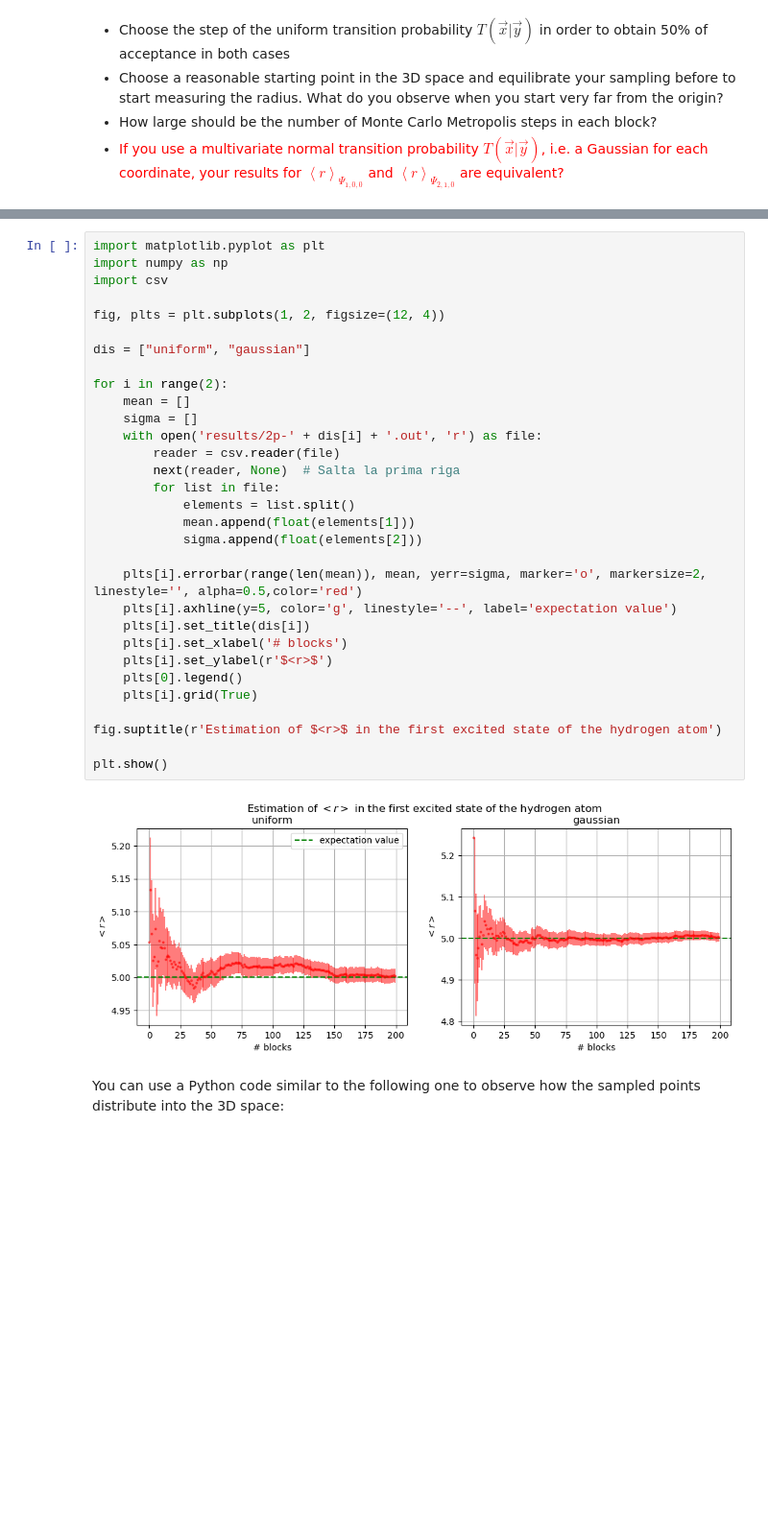
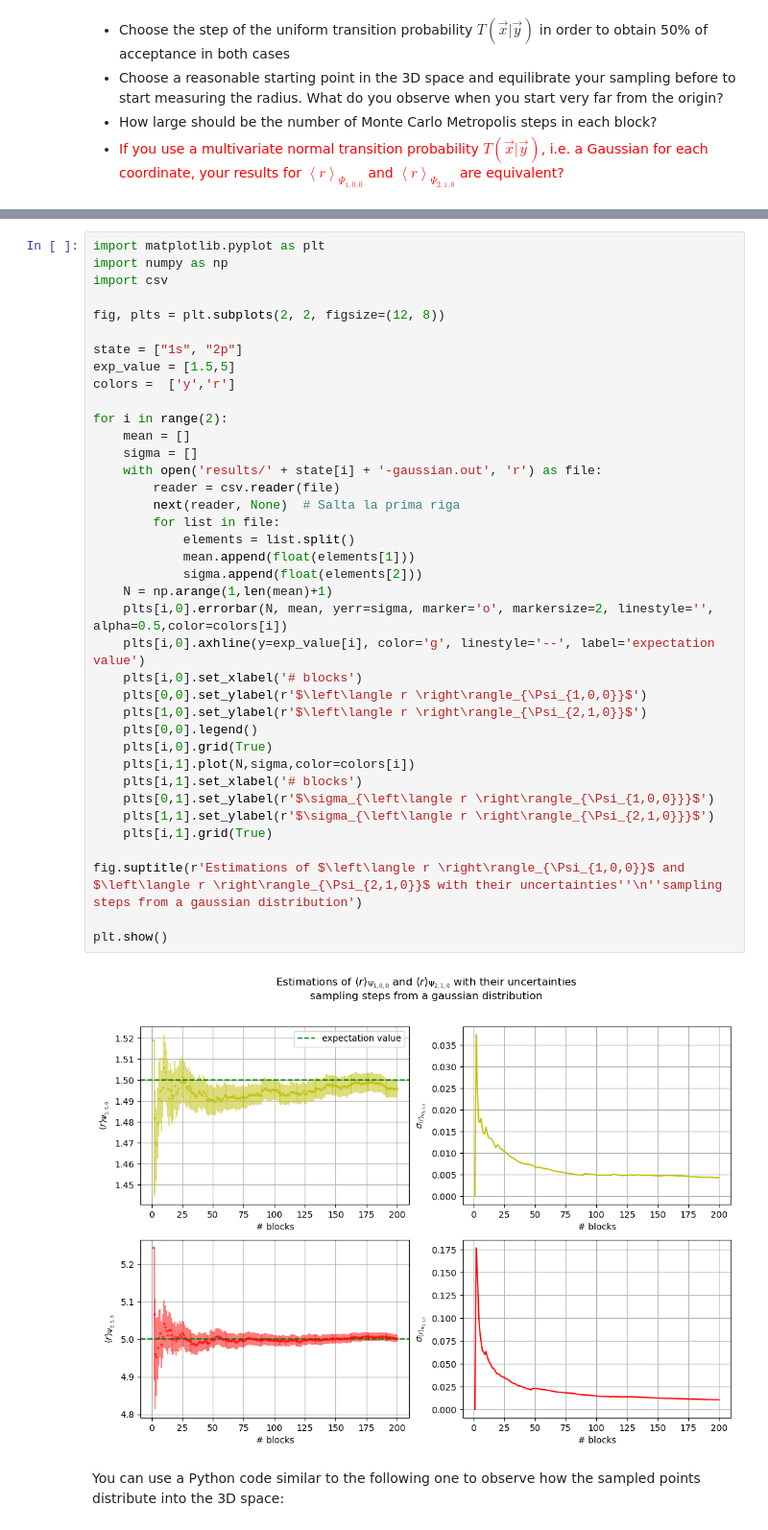
Before and after one commit to edoiannu/LSN_Exercises_Iannucci, a Jupyter notebook: Exercises_05/LSN_Exercises_05.ipynb, the cells around one changed output, grey strips where cells are left out. Shown at 96% size. Saved outputs shown, nothing was run; the diff lists cells and outputs as text; blank space fills up the shorter version.

```diff
--- a/Exercises_05/LSN_Exercises_05.ipynb
+++ b/Exercises_05/LSN_Exercises_05.ipynb
@@ -87,36 +94,43 @@ plt.show()
 # %%
 import matplotlib.pyplot as plt
 import numpy as np
 import csv
 
-fig, plts = plt.subplots(1, 2, figsize=(12, 4))
+fig, plts = plt.subplots(2, 2, figsize=(12, 8))
 
-dis = ["uniform", "gaussian"]
+state = ["1s", "2p"]
+exp_value = [1.5,5]
+colors =  ['y','r']
 
 for i in range(2):
     mean = []
     sigma = []
-    with open('results/2p-' + dis[i] + '.out', 'r') as file:
+    with open('results/' + state[i] + '-gaussian.out', 'r') as file:
         reader = csv.reader(file)
         next(reader, None)  # Salta la prima riga
         for list in file:
             elements = list.split()
             mean.append(float(elements[1]))
             sigma.append(float(elements[2]))
+    N = np.arange(1,len(mean)+1)
+    plts[i,0].errorbar(N, mean, yerr=sigma, marker='o', markersize=2, linestyle='', alpha=0.5,color=colors[i])
+    plts[i,0].axhline(y=exp_value[i], color='g', linestyle='--', label='expectation value')
+    plts[i,0].set_xlabel('# blocks')
+    plts[0,0].set_ylabel(r'$\left\langle r \right\rangle_{\Psi_{1,0,0}}$')
+    plts[1,0].set_ylabel(r'$\left\langle r \right\rangle_{\Psi_{2,1,0}}$')
+    plts[0,0].legend()
+    plts[i,0].grid(True)
+    plts[i,1].plot(N,sigma,color=colors[i])
+    plts[i,1].set_xlabel('# blocks')
+    plts[0,1].set_ylabel(r'$\sigma_{\left\langle r \right\rangle_{\Psi_{1,0,0}}}$')
+    plts[1,1].set_ylabel(r'$\sigma_{\left\langle r \right\rangle_{\Psi_{2,1,0}}}$')
+    plts[i,1].grid(True)
 
-    plts[i].errorbar(range(len(mean)), mean, yerr=sigma, marker='o', markersize=2, linestyle='', alpha=0.5,color='red')
-    plts[i].axhline(y=5, color='g', linestyle='--', label='expectation value')
-    plts[i].set_title(dis[i])
-    plts[i].set_xlabel('# blocks')
-    plts[i].set_ylabel(r'$<r>$')
-    plts[0].legend()
-    plts[i].grid(True)
-
-fig.suptitle(r'Estimation of $<r>$ in the first excited state of the hydrogen atom')
+fig.suptitle(r'Estimations of $\left\langle r \right\rangle_{\Psi_{1,0,0}}$ and $\left\langle r \right\rangle_{\Psi_{2,1,0}}$ with their uncertainties''\n''sampling steps from a gaussian distribution')
 
 plt.show()
 # %% [output]
-[figure, old version]
+[figure, new version]
 # %% [markdown]
 You can use a Python code similar to the following one to observe how the sampled points distribute into the 3D space:
 # %%
```
Also changed, not shown: parts of 2 cells of this notebook, 9 other files.
